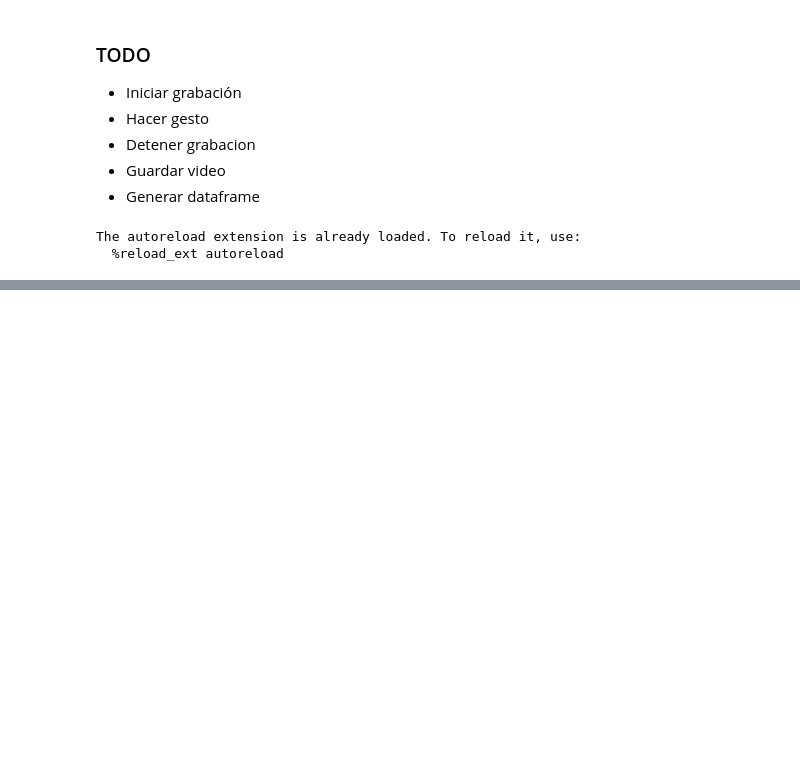
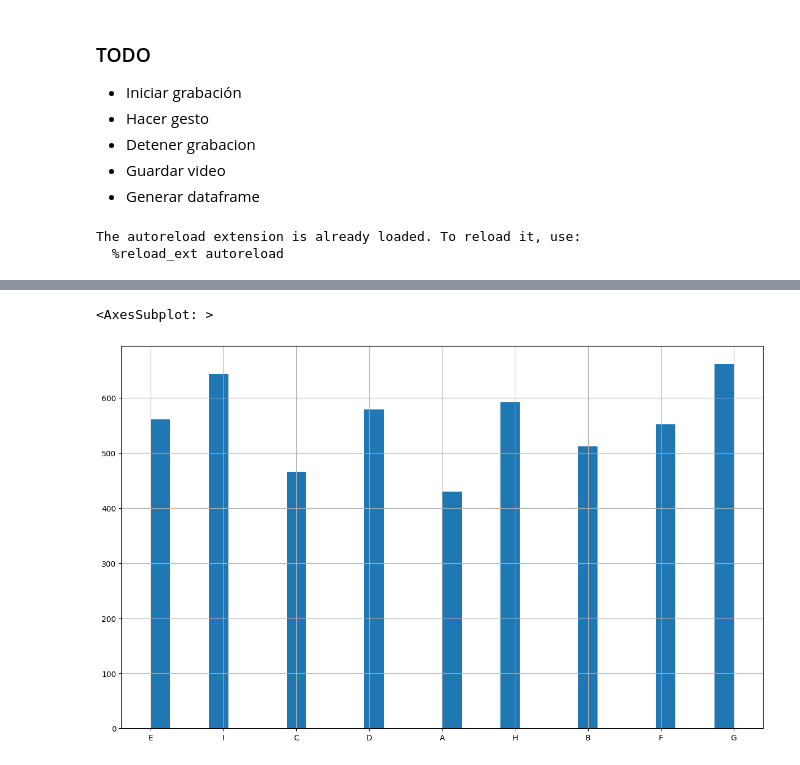
Before and after one commit to traductor-lsch-uach/chilean_sign_language_recognizer, a Jupyter notebook: 0. Collect gestures.ipynb, the cells around one changed output, grey strips where cells are left out. Drawn from its saved outputs; the diff is of its cells as text; code cells hidden in the pictures; blank space fills up the shorter version.

```diff
--- a/0. Collect gestures.ipynb
+++ b/0. Collect gestures.ipynb
@@ -91,0 +107,6 @@ df
+# %%
+plt.figure(figsize=(15,9))
+unified_csv['class'].hist(bins=30)
+# %% [output]
+<AxesSubplot: >
+[figure, added]
```
Also changed, not shown: parts of 9 cells of this notebook, 25 other files.
